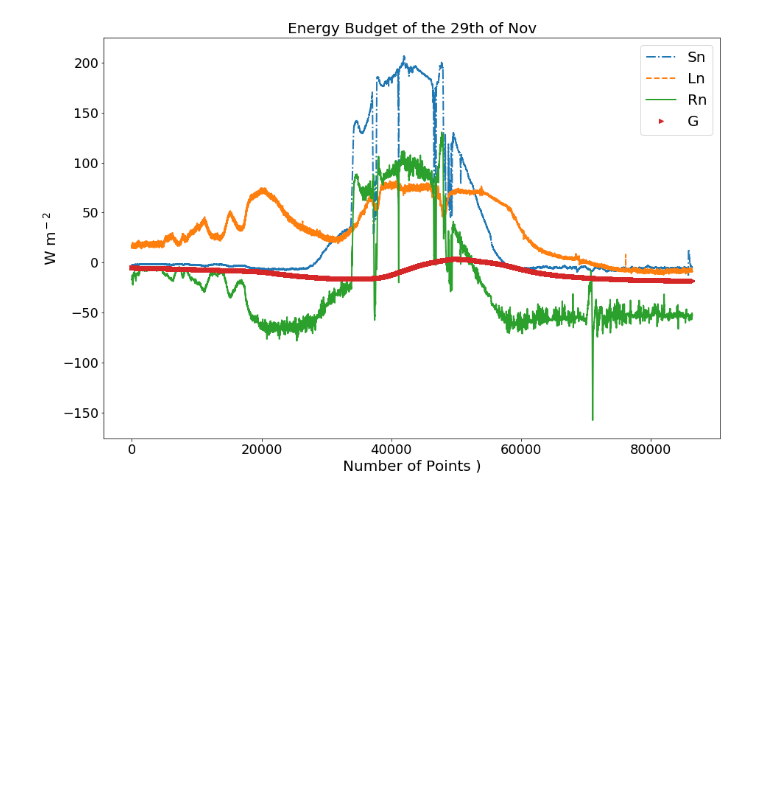
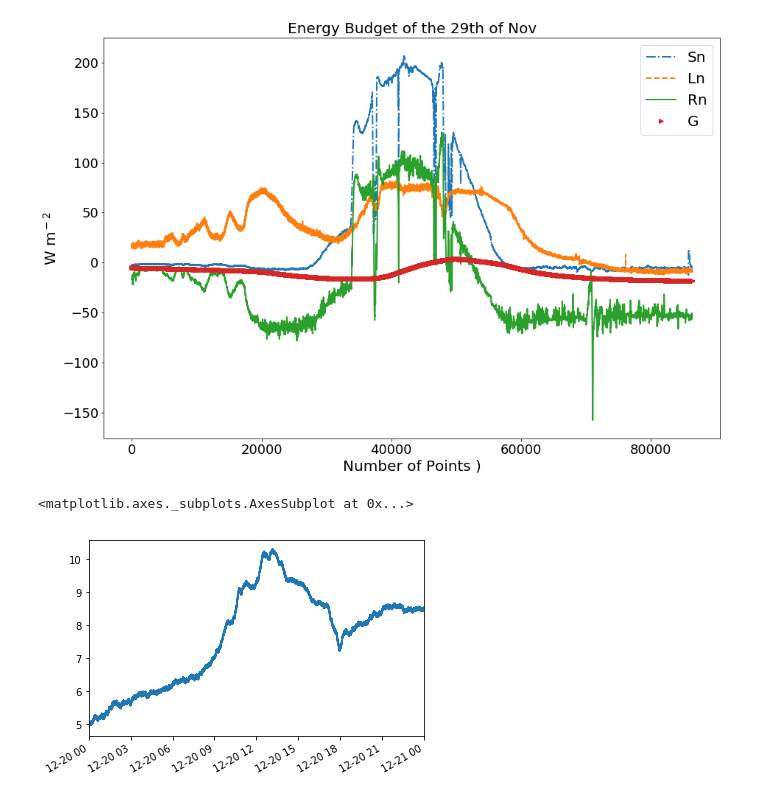
Before and after one commit to IsabelSmith1998/Assignment-Two--25002661, a Jupyter notebook: Assignmnet two.ipynb, the cells around one changed output. Saved outputs shown, nothing was run; the diff lists cells and outputs as text; code cells hidden in the pictures; blank space fills up the shorter version.

```diff
--- a/Assignmnet two.ipynb
+++ b/Assignmnet two.ipynb
@@ -160,0 +97,9 @@ Text(0.5, 0, 'Number of Points )')
+# %%
+df =pd.read_csv("UoR_Data (9).csv",header=[0,1],index_col=0)
+df=df.droplevel(1,axis=1)
+df.index=pd.to_datetime(df.index)
+# %%
+df.Tsoil.plot()
+# %% [output]
+<matplotlib.axes._subplots.AxesSubplot at 0x...>
+[figure, added]
```
Also changed, not shown: parts of 28 cells of this notebook, 7 other files.
